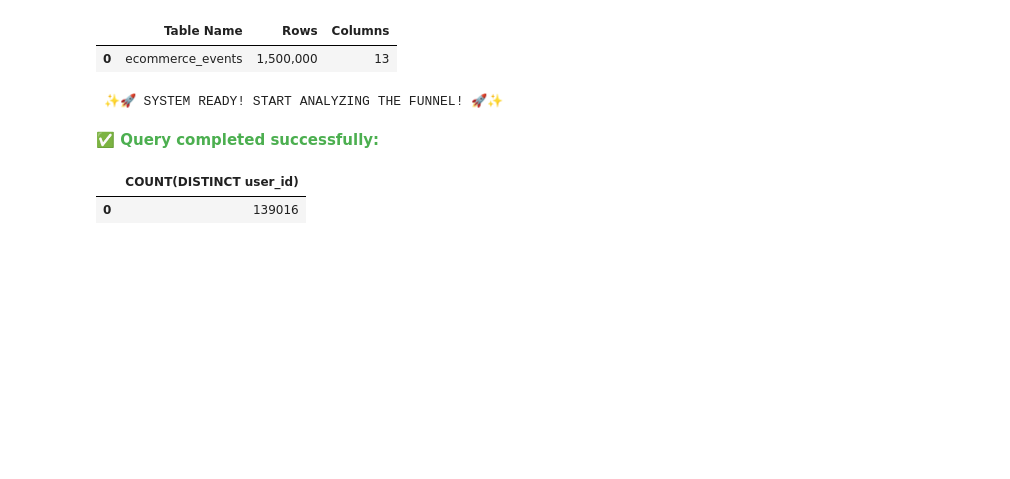
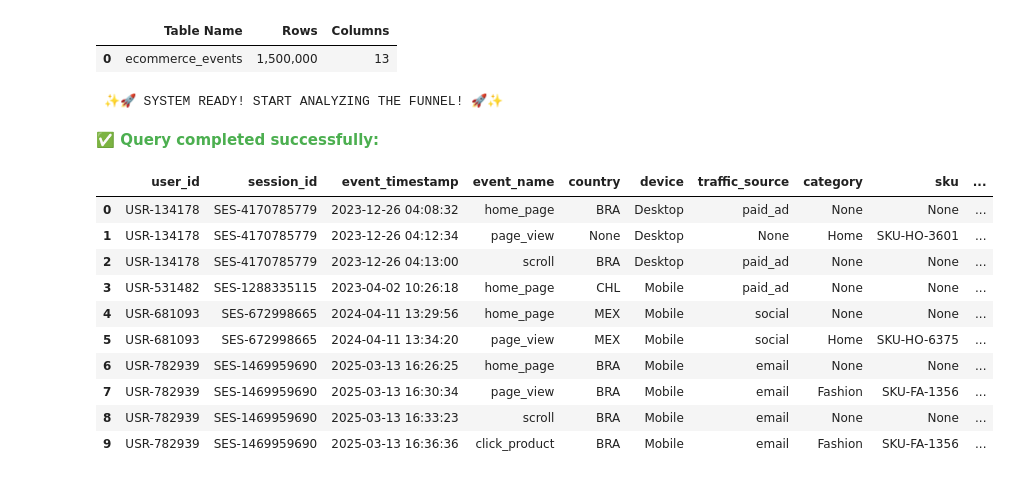
Before and after one commit to hector1994/e_commerce_funnel_data_generator, a Jupyter notebook: customer_journey_data_generator.ipynb, the cells around one changed output. Cells and saved outputs as stored; diff of their text form; code cells hidden in the pictures; blank space fills up the shorter version.

```diff
--- a/customer_journey_data_generator.ipynb
+++ b/customer_journey_data_generator.ipynb
@@ -203,8 +187,20 @@ The 1.5M rows dataset has been loaded. You can now use ecommerce_events in your
  ✨🚀 SYSTEM READY! START ANALYZING THE FUNNEL! 🚀✨
 # %%
 %%sql
-SELECT COUNT(DISTINCT user_id) FROM ecommerce_events
+
+
+SELECT *
+FROM ecommerce_events LIMIT 10
 # %% [output]
 ✅ Query completed successfully:
-|  | COUNT(DISTINCT user_id) |
-| 0 | 139016 |
+|  | user_id | session_id | event_timestamp | event_name | country | device | traffic_source | category | sku | ... |
+| 0 | USR-134178 | SES-4170785779 | 2023-12-26 04:08:32 | home_page | BRA | Desktop | paid_ad | None | None | ... |
+| 1 | USR-134178 | SES-4170785779 | 2023-12-26 04:12:34 | page_view | None | Desktop | None | Home | SKU-HO-3601 | ... |
+| 2 | USR-134178 | SES-4170785779 | 2023-12-26 04:13:00 | scroll | BRA | Desktop | paid_ad | None | None | ... |
+| 3 | USR-531482 | SES-1288335115 | 2023-04-02 10:26:18 | home_page | CHL | Mobile | paid_ad | None | None | ... |
+| 4 | USR-681093 | SES-672998665 | 2024-04-11 13:29:56 | home_page | MEX | Mobile | social | None | None | ... |
+| 5 | USR-681093 | SES-672998665 | 2024-04-11 13:34:20 | page_view | MEX | Mobile | social | Home | SKU-HO-6375 | ... |
+| 6 | USR-782939 | SES-1469959690 | 2025-03-13 16:26:25 | home_page | BRA | Mobile | email | None | None | ... |
+| 7 | USR-782939 | SES-1469959690 | 2025-03-13 16:30:34 | page_view | BRA | Mobile | email | Fashion | SKU-FA-1356 | ... |
+| 8 | USR-782939 | SES-1469959690 | 2025-03-13 16:33:23 | scroll | BRA | Mobile | email | None | None | ... |
+| 9 | USR-782939 | SES-1469959690 | 2025-03-13 16:36:36 | click_product | BRA | Mobile | email | Fashion | SKU-FA-1356 | ... |
```
Also changed, not shown: parts of 3 cells of this notebook.
